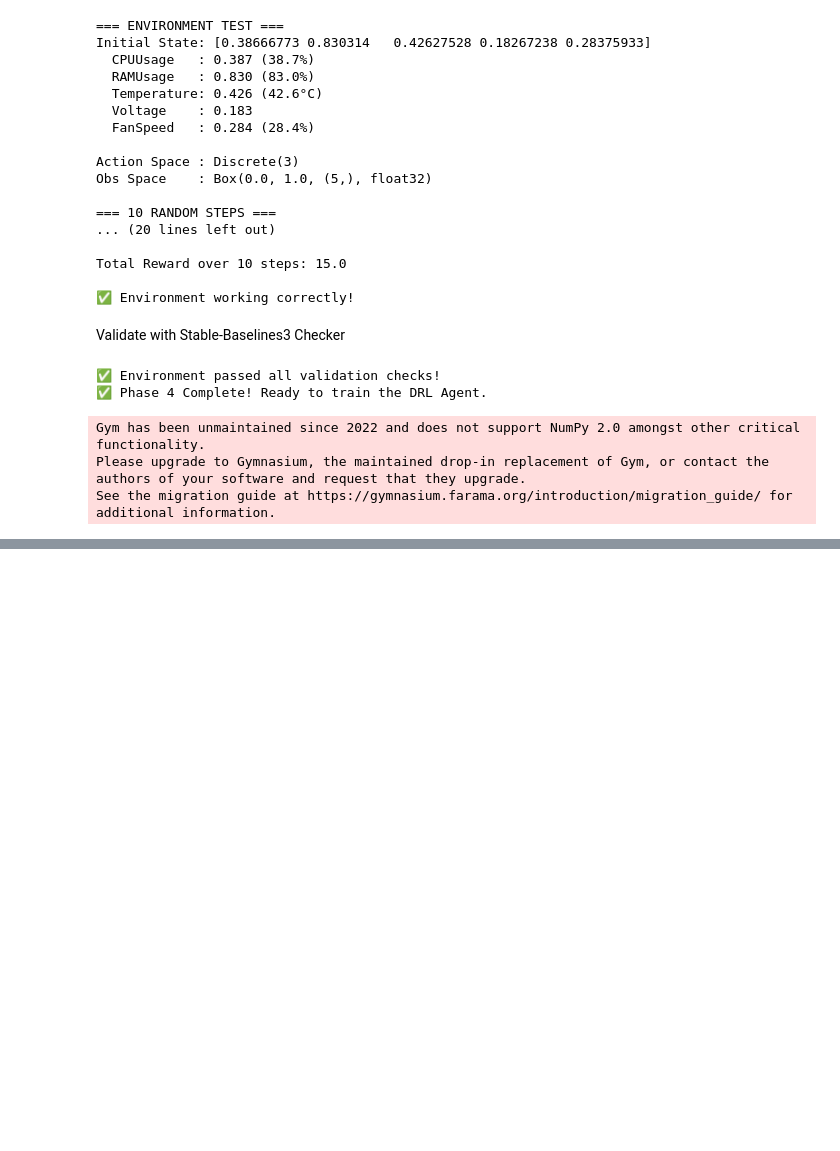
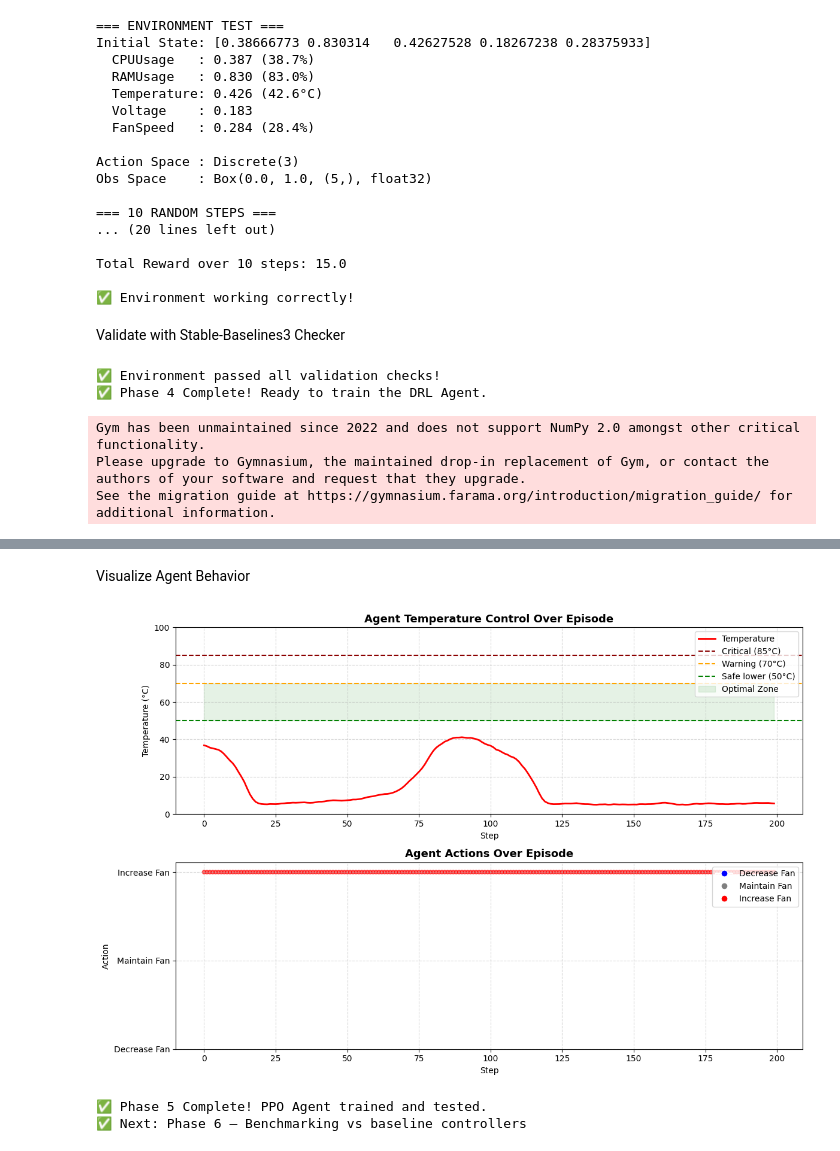
Before and after one commit to DilshanWMP/DRL-laptop-thermal-management, a Jupyter notebook: DRL_laptop_thermal_management.ipynb, the cells around one changed output, grey strips where cells are left out. Saved outputs shown, nothing was run; the diff lists cells and outputs as text; code cells hidden in the pictures; blank space fills up the shorter version.

```diff
--- a/DRL_laptop_thermal_management.ipynb
+++ b/DRL_laptop_thermal_management.ipynb
@@ -947,0 +952,18 @@ See the migration guide at https://gymnasium.farama.org/introduction/migration_g
+# %%
+# TRAIN THE PPO DRL AGENT
+
+from stable_baselines3 import PPO
+from stable_baselines3.common.env_util import make_vec_env
+from stable_baselines3.common.callbacks import BaseCallback
+import numpy as np
+import matplotlib.pyplot as plt
+import os
+
+save_path = '/content/drive/MyDrive/DRL-laptop-thermal-management/'
+
+# Create the environment
+env = LaptopThermalEnv(world_model, device)
+
+print("✅ Environment ready for PPO training!")
+print(f"Action space : {env.action_space}")
+print(f"Obs space    : {env.observation_space}")
@@ -947,0 +1210,59 @@ See the migration guide at https://gymnasium.farama.org/introduction/migration_g
+# %% [markdown]
+Visualize Agent Behavior
+# %%
+# ============================================
+# VISUALIZE AGENT BEHAVIOR
+# Shows temperature control over one episode
+# ============================================
+
+temps   = all_temps[0]
+actions = all_actions[0]
+steps   = range(len(temps))
+
+fig, axes = plt.subplots(2, 1, figsize=(12, 8))
+
+# Temperature over time
+axes[0].plot(steps, temps, color='red', linewidth=2, label='Temperature')
+axes[0].axhline(y=85, color='darkred',  linestyle='--', linewidth=1.5, label='Critical (85°C)')
+axes[0].axhline(y=70, color='orange',   linestyle='--', linewidth=1.5, label='Warning (70°C)')
+axes[0].axhline(y=50, color='green',    linestyle='--', linewidth=1.5, label='Safe lower (50°C)')
+axes[0].fill_between(steps, 50, 70, alpha=0.1, color='green', label='Optimal Zone')
+axes[0].set_title('Agent Temperature Control Over Episode', fontsize=13, fontweight='bold')
+axes[0].set_xlabel('Step')
+axes[0].set_ylabel('Temperature (°C)')
+axes[0].legend(loc='upper right')
+axes[0].grid(True, linestyle='--', alpha=0.5)
+axes[0].set_ylim(0, 100)
+
+# Action distribution
+action_colors = ['blue', 'gray', 'red']
+action_labels = ['Decrease Fan', 'Maintain Fan', 'Increase Fan']
+
+axes[1].scatter(steps, actions,
+                c=[action_colors[a] for a in actions],
+                alpha=0.6, s=20)
+axes[1].set_title('Agent Actions Over Episode', fontsize=13, fontweight='bold')
+axes[1].set_xlabel('Step')
+axes[1].set_ylabel('Action')
+axes[1].set_yticks([0, 1, 2])
+axes[1].set_yticklabels(action_labels)
+axes[1].grid(True, linestyle='--', alpha=0.5)
+
+# Add legend manually
+from matplotlib.lines import Line2D
+legend_elements = [
+    Line2D([0], [0], marker='o', color='w', markerfacecolor='blue', markersize=8, label='Decrease Fan'),
+    Line2D([0], [0], marker='o', color='w', markerfacecolor='gray', markersize=8, label='Maintain Fan'),
+    Line2D([0], [0], marker='o', color='w', markerfacecolor='red',  markersize=8, label='Increase Fan'),
+]
+axes[1].legend(handles=legend_elements, loc='upper right')
+
+plt.tight_layout()
+plt.show()
+
+print("✅ Phase 5 Complete! PPO Agent trained and tested.")
+print("✅ Next: Phase 6 — Benchmarking vs baseline controllers")
+# %% [output]
+[figure, added]
+✅ Phase 5 Complete! PPO Agent trained and tested.
+✅ Next: Phase 6 — Benchmarking vs baseline controllers
```
Also changed, not shown: parts of 10 cells of this notebook.
